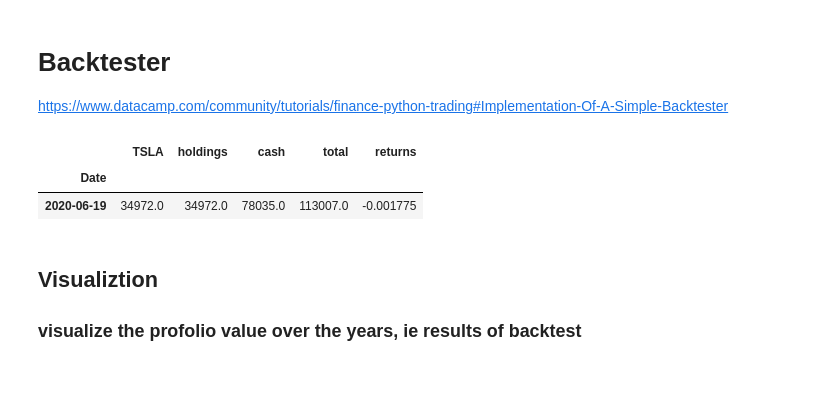
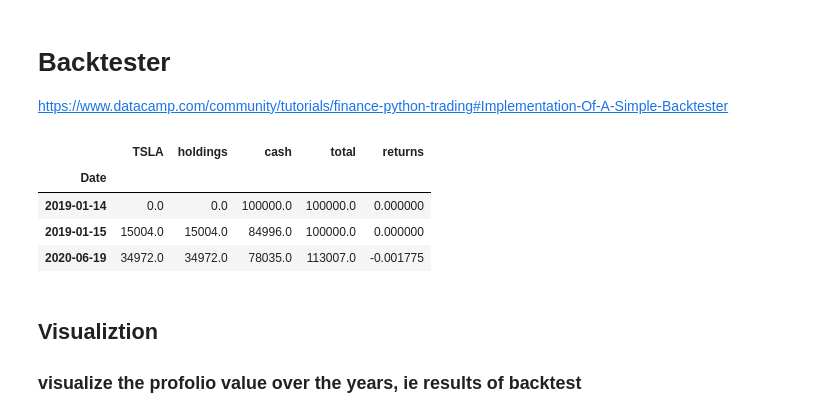
Before and after one commit to osbertc/cheatsheet, a Jupyter notebook: datacamp_yfinance.ipynb, the cells around one changed output. Cells and saved outputs as stored; diff of their text form; code cells hidden in the pictures; blank space fills up the shorter version.

```diff
--- a/datacamp_yfinance.ipynb
+++ b/datacamp_yfinance.ipynb
@@ -99,35 +100,37 @@ positions = pd.DataFrame(index=sma.index).fillna(0.0)
 
 # Buy a 100 shares
 # when signal = 1 + short cross long (for the period greater than the shortest moving average window), buy a 100 shares.
 positions['TSLA'] = 100*sma['signal']
 
 # Initialize the portfolio with value owned
 # portfolio - generates orders and manages Profit & Loss (“PnL”)
 portfolio = positions.multiply(sma['Close'], axis=0)
 
 # Store the difference in shares owned
 pos_diff = positions.diff()
 
 # Add `holdings` to portfolio
 # stores the value of the shares you have bought
 portfolio['holdings'] = (positions.multiply(sma['Close'], axis=0)).sum(axis=1)
 
 # Add `cash` to portfolio
 # calc the capital that you still have left to spend
 portfolio['cash'] = initial_capital - (pos_diff.multiply(sma['Close'], axis=0)).sum(axis=1).cumsum()
 
 # Add `total` to portfolio
 # stores the sum of your cash and the holdings (shares)
 portfolio['total'] = portfolio['cash'] + portfolio['holdings']
 
 # Add `returns` to portfolio
 portfolio['returns'] = portfolio['total'].pct_change()
 
-# Print the last lines of `portfolio`
-portfolio.tail(1)
+# Print the first buy and last line of `portfolio`
+portfolio.iloc[[8, 9, -1]]
 # %% [output]
 |  | TSLA | holdings | cash | total | returns |
 | Date |  |  |  |  |  |
+| 2019-01-14 | 0.0 | 0.0 | 100000.0 | 100000.0 | 0.000000 |
+| 2019-01-15 | 15004.0 | 15004.0 | 84996.0 | 100000.0 | 0.000000 |
 | 2020-06-19 | 34972.0 | 34972.0 | 78035.0 | 113007.0 | -0.001775 |
 # %% [markdown]
 ## Visualiztion
```
Also changed, not shown: parts of 2 cells of this notebook.
